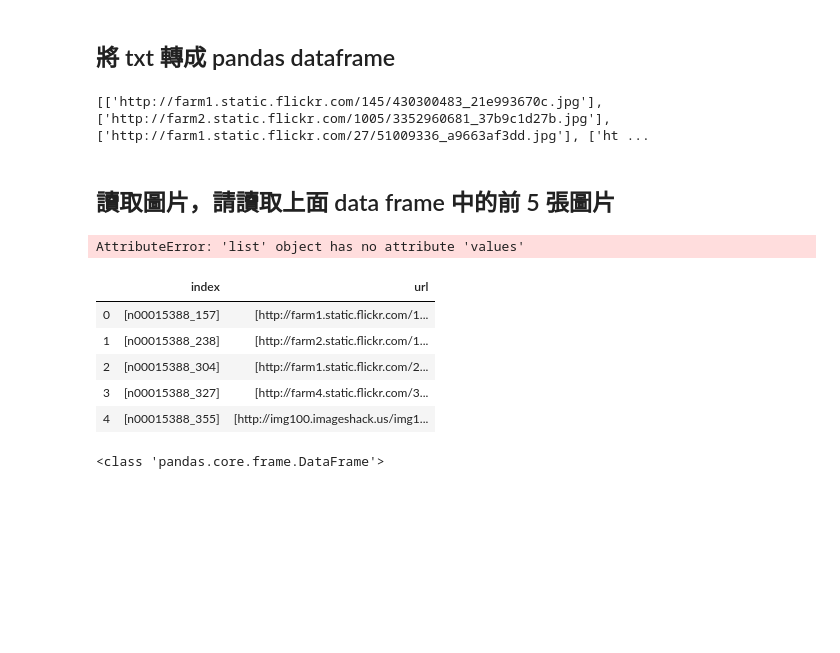
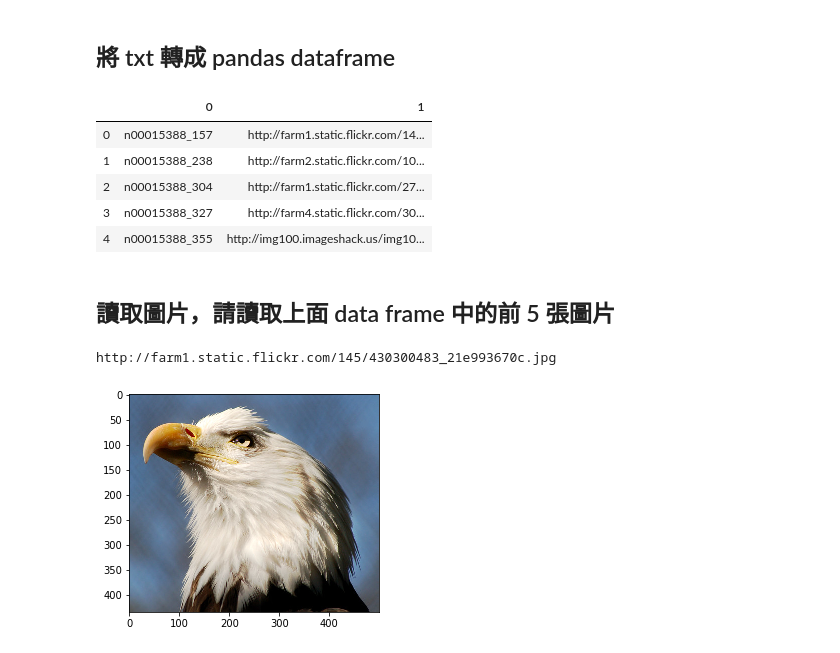
Before and after one commit to Jimmy0713470/ML100Days, a Jupyter notebook: homework/Day_005-2_HW.ipynb, the cells around one changed output. Cells and saved outputs as stored; diff of their text form; code cells hidden in the pictures; blank space fills up the shorter version.

```diff
--- a/homework/Day_005-2_HW.ipynb
+++ b/homework/Day_005-2_HW.ipynb
@@ -41,60 +41,40 @@ data[0]
 # %%
 import pandas as pd
 pd.set_option('max_colwidth',200)
-indexs=[]
-urls=[]
-# for line in data:
-#     line=line.split('\t')
-#     indexs.append(line[0:1])
-#     urls.append(line[1:])
-
-# list_lables=["index","url"]
-# list_columns=[indexs,urls]
-# zipped=list(zip(list_lables,list_columns))
-# arrange_data=dict(zipped)
+arrange_data=[]
 for line in data:
     line=line.split('\t')
-    urls.append(line[1:])
-print(urls)
-# df = pd.DataFrame(arrange_data)
-# df.head(5)
+    arrange_data.append(line)
+df = pd.DataFrame(arrange_data)
+df.head(5)
 # %% [output]
-[['http://farm1.static.flickr.com/145/430300483_21e993670c.jpg'], ['http://farm2.static.flickr.com/1005/3352960681_37b9c1d27b.jpg'], ['http://farm1.static.flickr.com/27/51009336_a9663af3dd.jpg'], ['ht ...
+|  | 0 | 1 |
+| 0 | n00015388_157 | http://farm1.static.flickr.com/14... |
+| 1 | n00015388_238 | http://farm2.static.flickr.com/10... |
+| 2 | n00015388_304 | http://farm1.static.flickr.com/27... |
+| 3 | n00015388_327 | http://farm4.static.flickr.com/30... |
+| 4 | n00015388_355 | http://img100.imageshack.us/img10... |
 # %% [markdown]
 ## 讀取圖片，請讀取上面 data frame 中的前 5 張圖片
 # %%
 from PIL import Image
 from io import BytesIO
 import numpy as np
 import matplotlib.pyplot as plt
 
 # 請用 df.loc[...] 得到第一筆資料的連結
-first_link = df.iloc[0,1].values
+first_link = df.iloc[0,1]
 print(first_link)
 response = requests.get(first_link)
 img = Image.open(BytesIO(response.content))
 
 # Convert img to numpy array
 
 plt.imshow(img)
 plt.show()
 # %% [output]
-AttributeError: 'list' object has no attribute 'values'
+http://farm1.static.flickr.com/145/430300483_21e993670c.jpg
+[figure, added]
-# %%
-# test
-df.head()
-# %% [output]
-|  | index | url |
-| 0 | [n00015388_157] | [http://farm1.static.flickr.com/1... |
-| 1 | [n00015388_238] | [http://farm2.static.flickr.com/1... |
-| 2 | [n00015388_304] | [http://farm1.static.flickr.com/2... |
-| 3 | [n00015388_327] | [http://farm4.static.flickr.com/3... |
-| 4 | [n00015388_355] | [http://img100.imageshack.us/img1... |
-# %%
-type(df[0:5][:])
-print(type(df.iloc[0:5,[1]]))
-# %% [output]
-<class 'pandas.core.frame.DataFrame'>
 # %%
 def img2arr_fromURLs(url_list, resize = False):
     """
```
Also changed, not shown: parts of 2 cells of this notebook.
